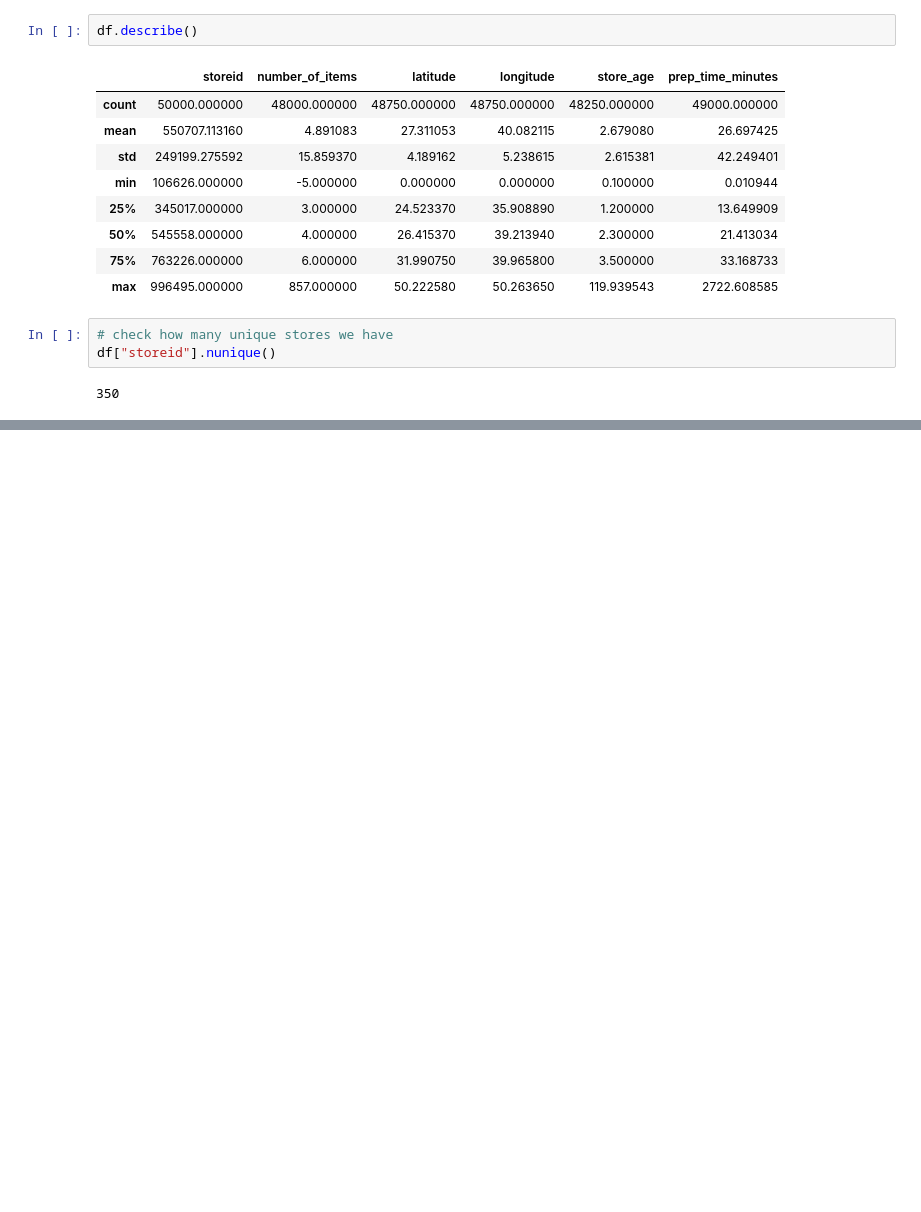
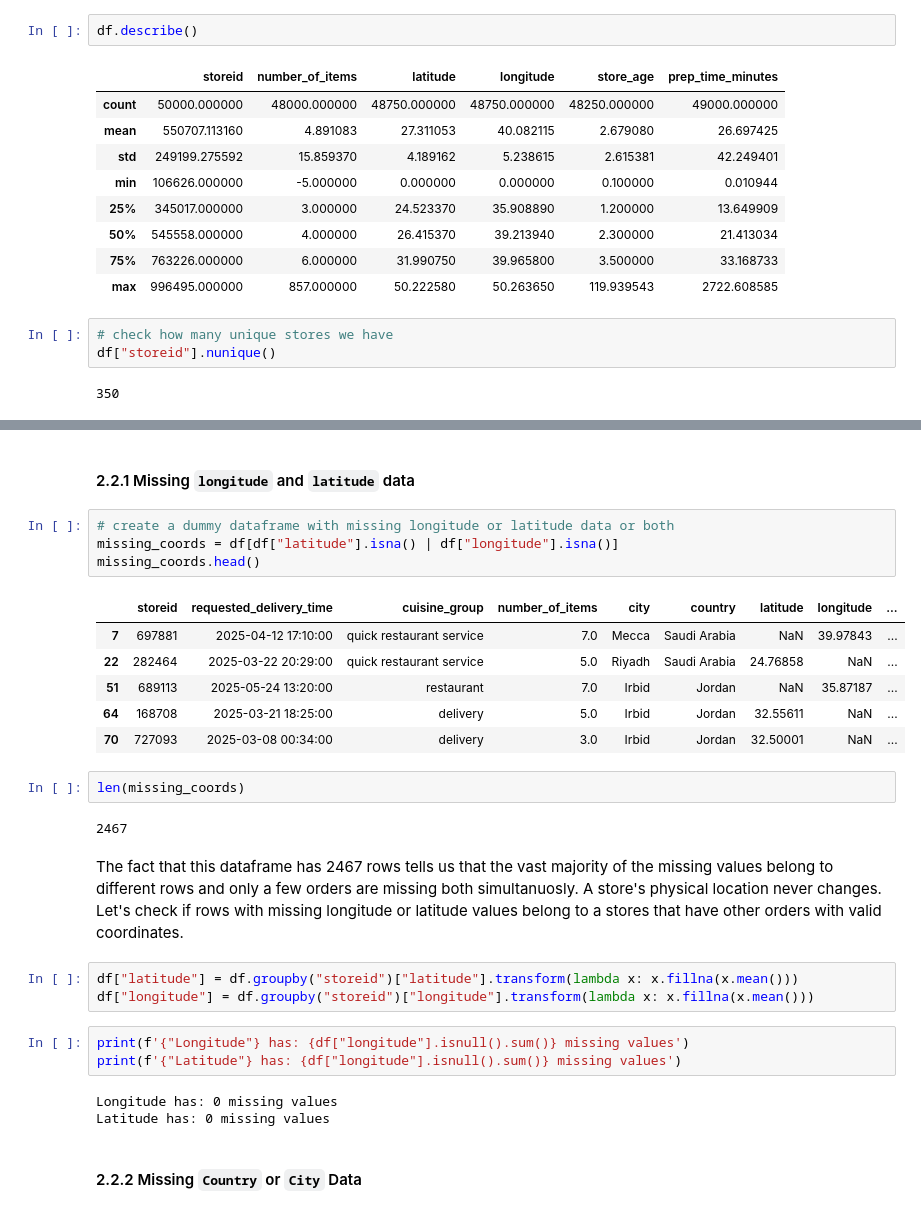
Before and after one commit to raghadkibrahim/food_prep_prediction, a Jupyter notebook: 01_data_cleaning.ipynb, the cells around one changed output, grey strips where cells are left out. Cells and saved outputs as stored; diff of their text form; blank space fills up the shorter version.

```diff
--- a/01_data_cleaning.ipynb
+++ b/01_data_cleaning.ipynb
@@ -56,0 +83,30 @@ df["storeid"].nunique()
+# %% [markdown]
+#### 2.2.1 Missing ``longitude`` and ``latitude`` data
+# %%
+# create a dummy dataframe with missing longitude or latitude data or both
+missing_coords = df[df["latitude"].isna() | df["longitude"].isna()]
+missing_coords.head()
+# %% [output]
+|  | storeid | requested_delivery_time | cuisine_group | number_of_items | city | country | latitude | longitude | ... |
+| 7 | 697881 | 2025-04-12 17:10:00 | quick restaurant service | 7.0 | Mecca | Saudi Arabia | NaN | 39.97843 | ... |
+| 22 | 282464 | 2025-03-22 20:29:00 | quick restaurant service | 5.0 | Riyadh | Saudi Arabia | 24.76858 | NaN | ... |
+| 51 | 689113 | 2025-05-24 13:20:00 | restaurant | 7.0 | Irbid | Jordan | NaN | 35.87187 | ... |
+| 64 | 168708 | 2025-03-21 18:25:00 | delivery | 5.0 | Irbid | Jordan | 32.55611 | NaN | ... |
+| 70 | 727093 | 2025-03-08 00:34:00 | delivery | 3.0 | Irbid | Jordan | 32.50001 | NaN | ... |
+# %%
+len(missing_coords)
+# %% [output]
+2467
+# %% [markdown]
+The fact that this dataframe has 2467 rows tells us that the vast majority of the missing values belong to different rows and only a few orders are missing both simultanuosly. A store's physical location never changes. Let's check if rows with missing longitude or latitude values belong to a stores that have other orders with valid coordinates.
+# %%
+df["latitude"] = df.groupby("storeid")["latitude"].transform(lambda x: x.fillna(x.mean()))
+df["longitude"] = df.groupby("storeid")["longitude"].transform(lambda x: x.fillna(x.mean()))
+# %%
+print(f'{"Longitude"} has: {df["longitude"].isnull().sum()} missing values')
+print(f'{"Latitude"} has: {df["longitude"].isnull().sum()} missing values')
+# %% [output]
+Longitude has: 0 missing values
+Latitude has: 0 missing values
+# %% [markdown]
+#### 2.2.2 Missing ``Country`` or ``City`` Data
```
Also changed, not shown: parts of 37 cells of this notebook.
